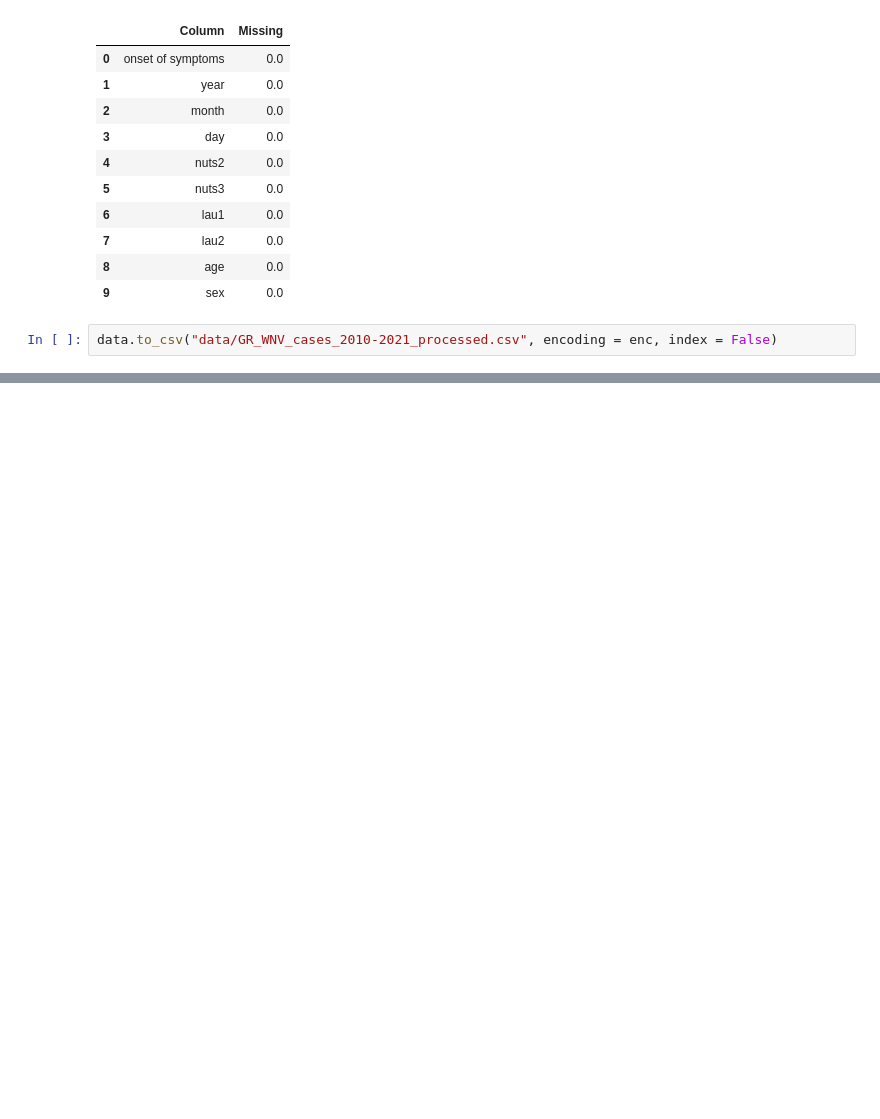
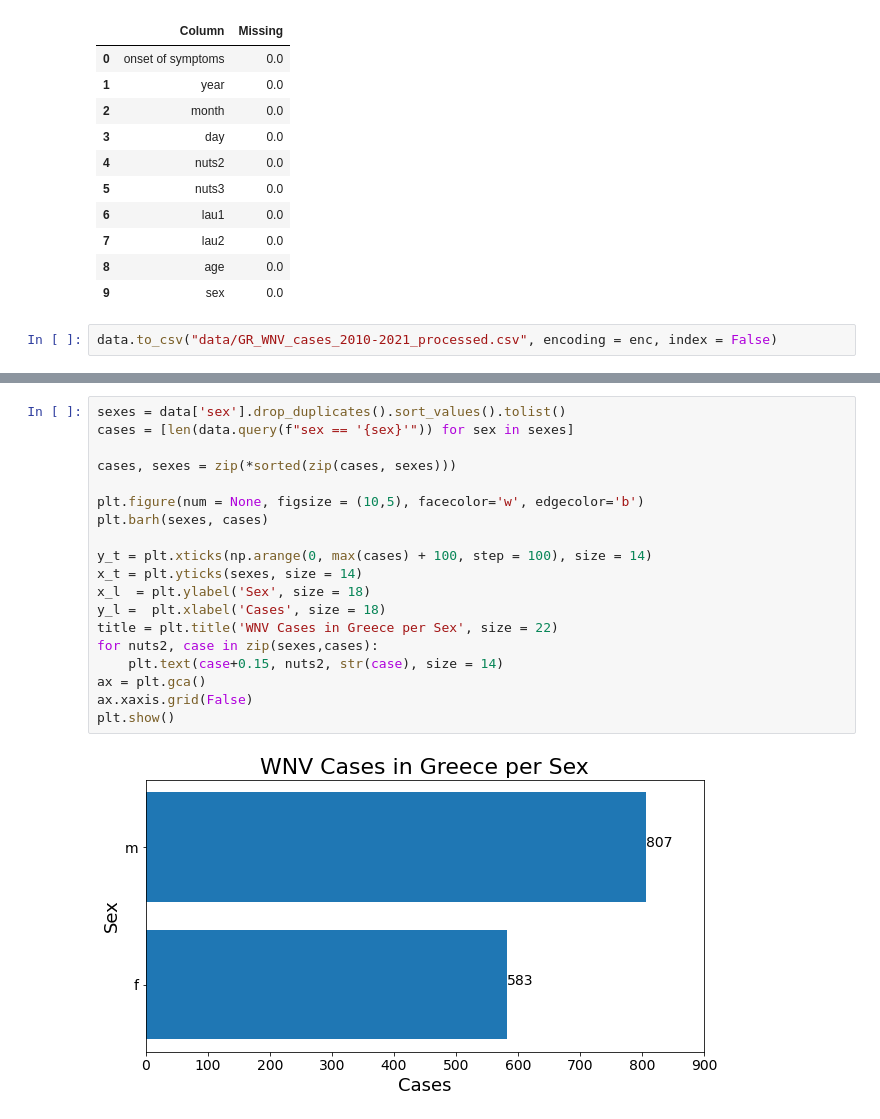
Before and after one commit to dsainidis/MBD-Prediction, a Jupyter notebook: Greece/GR_WNV_Data_Exploration.ipynb, the cells around one changed output, grey strips where cells are left out. Drawn from its saved outputs; the diff is of its cells as text; blank space fills up the shorter version.

```diff
--- a/Greece/GR_WNV_Data_Exploration.ipynb
+++ b/Greece/GR_WNV_Data_Exploration.ipynb
@@ -272,0 +321,21 @@ data.to_csv("data/GR_WNV_cases_2010-2021_processed.csv", encoding = enc, index =
+# %%
+sexes = data['sex'].drop_duplicates().sort_values().tolist()
+cases = [len(data.query(f"sex == '{sex}'")) for sex in sexes]
+
+cases, sexes = zip(*sorted(zip(cases, sexes)))
+
+plt.figure(num = None, figsize = (10,5), facecolor='w', edgecolor='b')
+plt.barh(sexes, cases)
+
+y_t = plt.xticks(np.arange(0, max(cases) + 100, step = 100), size = 14)
+x_t = plt.yticks(sexes, size = 14)
+x_l  = plt.ylabel('Sex', size = 18)
+y_l =  plt.xlabel('Cases', size = 18)
+title = plt.title('WNV Cases in Greece per Sex', size = 22)
+for nuts2, case in zip(sexes,cases):
+    plt.text(case+0.15, nuts2, str(case), size = 14)
+ax = plt.gca()
+ax.xaxis.grid(False)
+plt.show()
+# %% [output]
+[figure, added]
```
Also changed, not shown: parts of 11 cells of this notebook.
